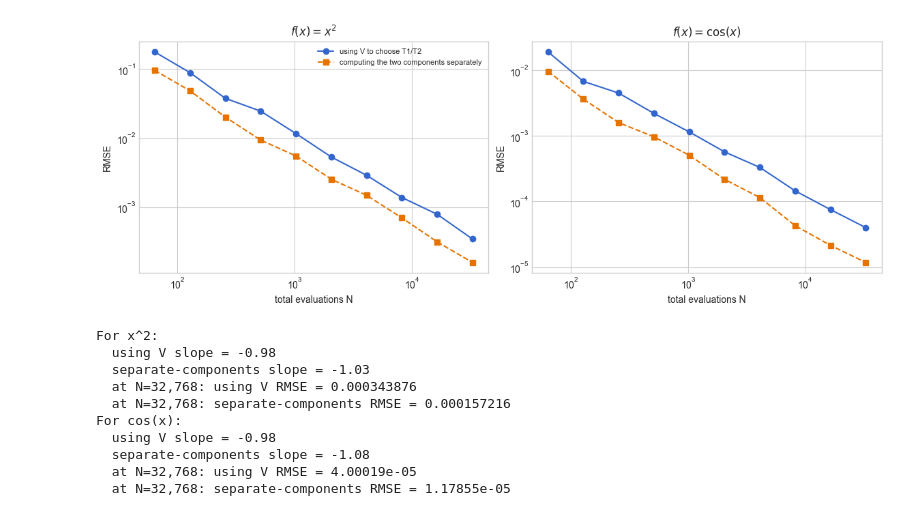
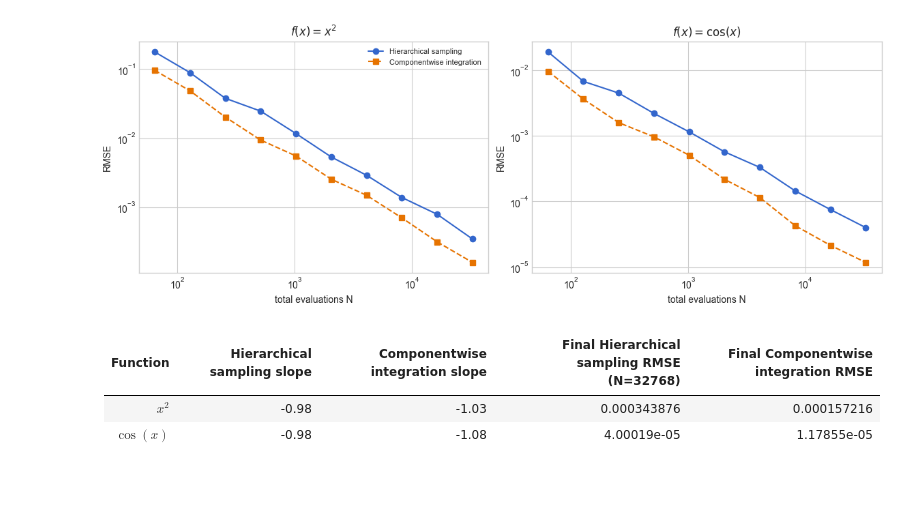
Before and after one commit to QMCSoftware/qmcpy, a Jupyter notebook: demos/mixed_distributions.ipynb, the cells around one changed output. Cells and saved outputs as stored; diff of their text form; code cells hidden in the pictures; blank space fills up the shorter version.

```diff
--- a/demos/mixed_distributions.ipynb
+++ b/demos/mixed_distributions.ipynb
@@ -132,7 +126,7 @@ def to_normal(u):
     return norm.ppf(np.clip(u, lower, upper))
 
 
-# Keep V in the calculation. Columns are U and V, in that order.
+# Hierarchical mixture sampling in the calculation. Columns are U and V, in that order.
 points = DigitalNetB2(
     2, seed=20260922, replications=replications, randomize="LMS DS"
 )(n_max)
@@ -142,7 +136,7 @@ x = np.where(v <= p, mu1 + sigma1 * z, mu2 + sigma2 * z)
 values_using_v = x**2
 values_using_v_cos = np.cos(x)
 
-# Compute the two component integrals separately, with N/2 points for each.
+# Componentwise integration, with N/2 points for each.
 u1 = DigitalNetB2(
     1, seed=20260923, replications=replications, randomize="LMS DS"
 )(n_max // 2)[..., 0]
@@ -187,53 +181,47 @@ rmse_separate_cos = np.asarray(rmse_separate_cos)
 fit = slice(-5, None)
 slope_using_v = np.polyfit(
     np.log(sample_sizes[fit]), np.log(rmse_using_v[fit]), 1
 )[0]
 slope_separate = np.polyfit(
     np.log(sample_sizes[fit]), np.log(rmse_separate[fit]), 1
 )[0]
 slope_using_v_cos = np.polyfit(
     np.log(sample_sizes[fit]), np.log(rmse_using_v_cos[fit]), 1
 )[0]
 slope_separate_cos = np.polyfit(
     np.log(sample_sizes[fit]), np.log(rmse_separate_cos[fit]), 1
 )[0]
 
 fig, axes = plt.subplots(1, 2, figsize=(11.5, 4.2), layout="constrained")
 for ax, errors_v, errors_separate, title in [
     (axes[0], rmse_using_v, rmse_separate, r"$f(x)=x^2$"),
     (axes[1], rmse_using_v_cos, rmse_separate_cos, r"$f(x)=\cos(x)$"),
 ]:
     ax.loglog(
         sample_sizes, errors_v, "o-", color="#3366CC",
-        label="using V to choose T1/T2",
+        label="Hierarchical sampling",
     )
     ax.loglog(
         sample_sizes, errors_separate, "s--", color="#E67300",
-        label="computing the two components separately",
+        label="Componentwise integration",
     )
     ax.set(xlabel="total evaluations N", ylabel="RMSE", title=title)
 axes[0].legend(frameon=False, fontsize=8)
 plt.show()
 
-print("For x^2:")
-print(f"  using V slope = {slope_using_v:.2f}")
-print(f"  separate-components slope = {slope_separate:.2f}")
-print(f"  at N={n_max:,}: using V RMSE = {rmse_using_v[-1]:.6g}")
-print(f"  at N={n_max:,}: separate-components RMSE = {rmse_separate[-1]:.6g}")
-print("For cos(x):")
-print(f"  using V slope = {slope_using_v_cos:.2f}")
-print(f"  separate-components slope = {slope_separate_cos:.2f}")
-print(f"  at N={n_max:,}: using V RMSE = {rmse_using_v_cos[-1]:.6g}")
-print(f"  at N={n_max:,}: separate-components RMSE = {rmse_separate_cos[-1]:.6g}")
+show_table(
+    ["Function", "Hierarchical sampling slope", "Componentwise integration slope",
+     f"Final Hierarchical sampling RMSE (N={n_max})", "Final Componentwise integration RMSE"],
+    [
+        [r"$x^2$", f"{slope_using_v:.2f}", f"{slope_separate:.2f}",
+         f"{rmse_using_v[-1]:.6g}", f"{rmse_separate[-1]:.6g}"],
+        [r"$\cos(x)$", f"{slope_using_v_cos:.2f}", f"{slope_separate_cos:.2f}",
+         f"{rmse_using_v_cos[-1]:.6g}", f"{rmse_separate_cos[-1]:.6g}"],
+    ],
+)
 # %% [output]
-[figure, old version]
+[figure, new version]
-For x^2:
-  using V slope = -0.98
-  separate-components slope = -1.03
-  at N=32,768: using V RMSE = 0.000343876
-  at N=32,768: separate-components RMSE = 0.000157216
-For cos(x):
-  using V slope = -0.98
-  separate-components slope = -1.08
-  at N=32,768: using V RMSE = 4.00019e-05
-  at N=32,768: separate-components RMSE = 1.17855e-05
+| Function | Hierarchical sampling slope | Componentwise integration slope | Final Hierarchical sampling RMSE (N=32768) | Final Componentwise integration RMSE |
+| --- | --- | --- | --- | --- |
+| $x^2$ | -0.98 | -1.03 | 0.000343876 | 0.000157216 |
+| $\cos(x)$ | -0.98 | -1.08 | 4.00019e-05 | 1.17855e-05 |
```
Also changed, not shown: parts of 42 cells of this notebook.
